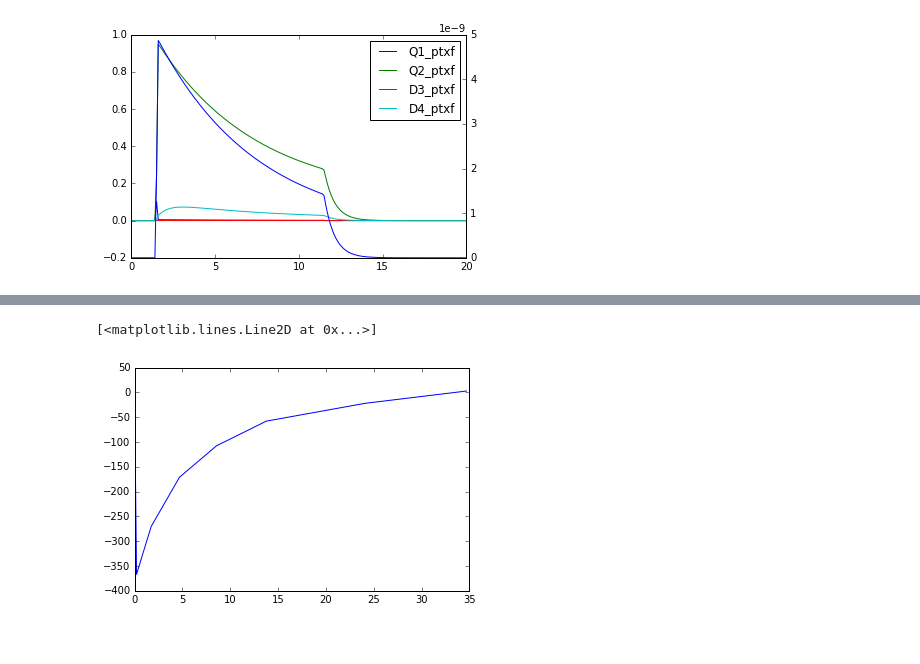
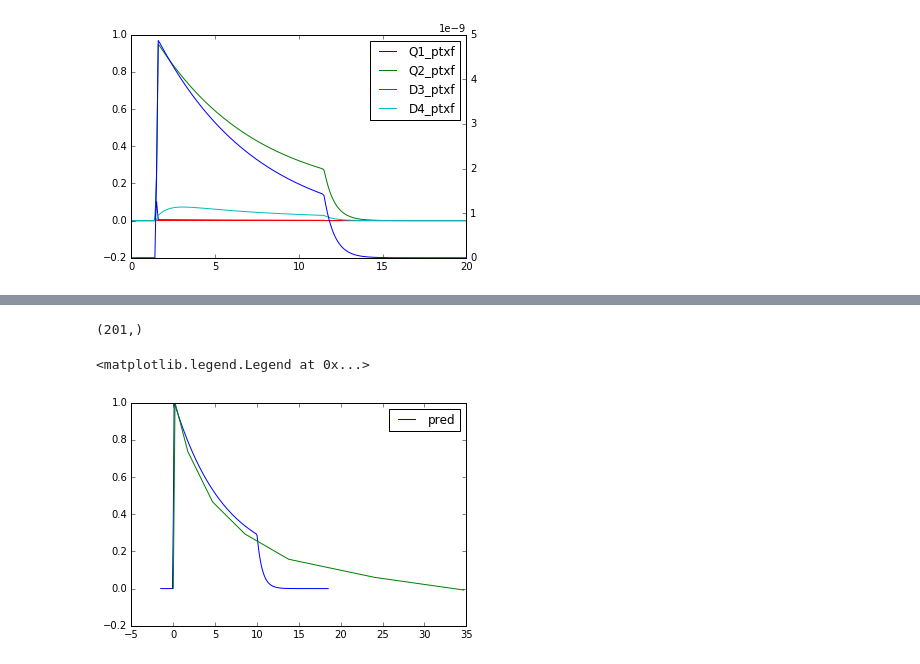
Before and after one commit to huskeypm/microglia, a Jupyter notebook: fitting/fitting.ipynb, the cells around one changed output, grey strips where cells are left out. Cells and saved outputs as stored; diff of their text form; code cells hidden in the pictures.

```diff
--- a/fitting/fitting.ipynb
+++ b/fitting/fitting.ipynb
@@ -64,2 +57,3 @@ plt.plot(subData.t,subData.valsIdx)
 # %%
-data = np.loadtxt("../validation/Toulme2012_Fig6c.csv",skiprows=4, delimiter=",")
+expdata = np.loadtxt("../validation/Toulme2012_Fig6c.csv",skiprows=4, delimiter=",")
+plt.plot(expdata[:,0],expdata[:,1])
@@ -66,5 +63,24 @@ data = np.loadtxt("../validation/Toulme2012_Fig6c.csv",skiprows=4, delimiter=","
-# %%
-plt.plot(data[:,0],data[:,1])
-# %% [output]
-[<matplotlib.lines.Line2D at 0x...>]
-[figure, removed]
+# %%
+#data = aG.readPickle("test_cat.pickle")
+stateLabel = "I_ptxf"
+subData = ao.GetData(data,stateLabel)
+i=0
+ts = subData.t[i:]
+vals = subData.valsIdx[i:]
+print np.shape(subData.valsIdx)
+
+normedPred = vals/np.min(vals)
+plt.plot(ts-1.5,normedPred,label="pred")
+
+
+expSub = expdata[:,1]
+normedExpt = expSub/np.min(expSub)
+plt.plot(expdata[:,0],normedExpt)
+plt.legend(loc=0)
+
+
+value at 5 + offset s.b. 1/2
+# %% [output]
+(201,)
+<matplotlib.legend.Legend at 0x...>
+[figure, added]
```
Also changed, not shown: parts of 2 cells of this notebook, 1 other file.
